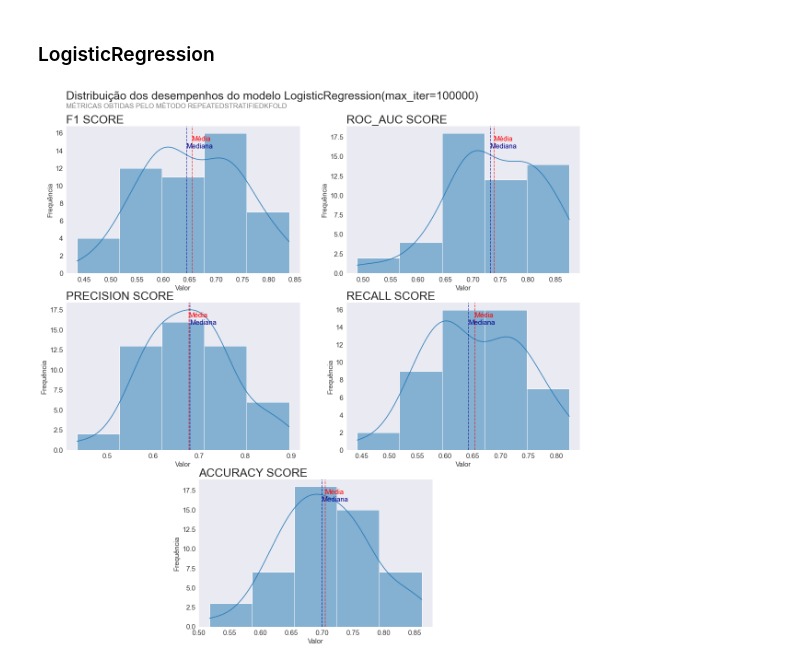
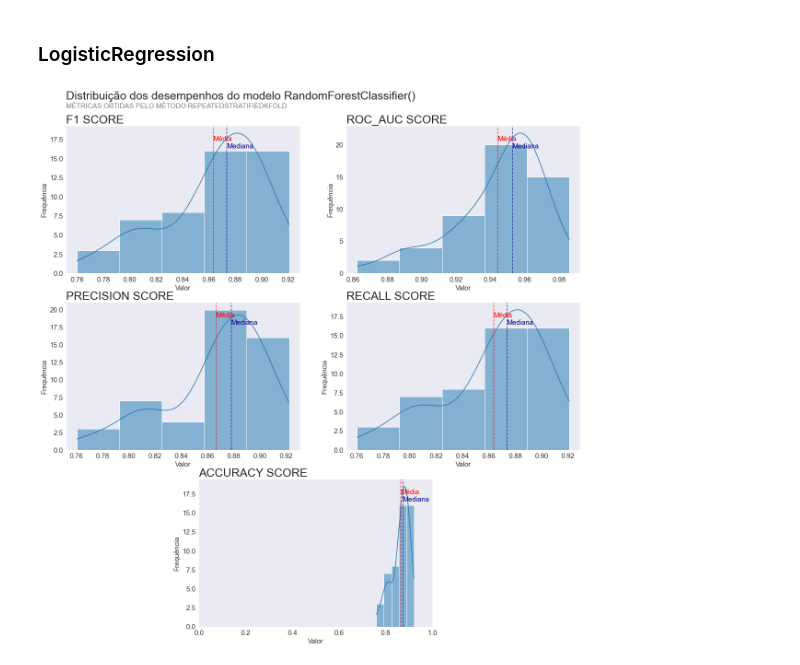
Before and after one commit to PedroHCAlmeida/Projeto_final_bootcamp, a Jupyter notebook: notebooks/Predicoes.ipynb, the cells around one changed output. Drawn from its saved outputs; the diff is of its cells as text; code cells hidden in the pictures.

```diff
--- a/notebooks/Predicoes.ipynb
+++ b/notebooks/Predicoes.ipynb
@@ -60,0 +161,10 @@ porém realizando divisões no dataset de forma que as proporções da variável
+# %%
+icu0 = df.query('ICU == 0')
+icu1 = df.query('ICU == 1')
+# %%
+icu1_resample = resample(icu1,
+                         n_samples=len(icu0),
+                         random_state=SEED)
+# %%
+df_resample = pd.concat([icu1_resample, icu0], axis=0)
+df_resample['ICU'].value_counts()
@@ -60,0 +174,3 @@ porém realizando divisões no dataset de forma que as proporções da variável
+# %%
+rf = Classifier(RandomForestClassifier, df_resample)
+rf.cross_val()
@@ -123,6 +289,7 @@ Primeiramente vou observar essas métricas por meio de um histograma a fim de en
 # %% [markdown]
 ### LogisticRegression
 # %%
-lr.hist_metrics(kde=True, bins=5)
+rf.hist_metrics(kde=True, bins=5, show=False)
+plt.show()
 # %% [output]
-[figure, old version]
+[figure, new version]
```
Also changed, not shown: parts of 78 cells of this notebook, 7 other files.
